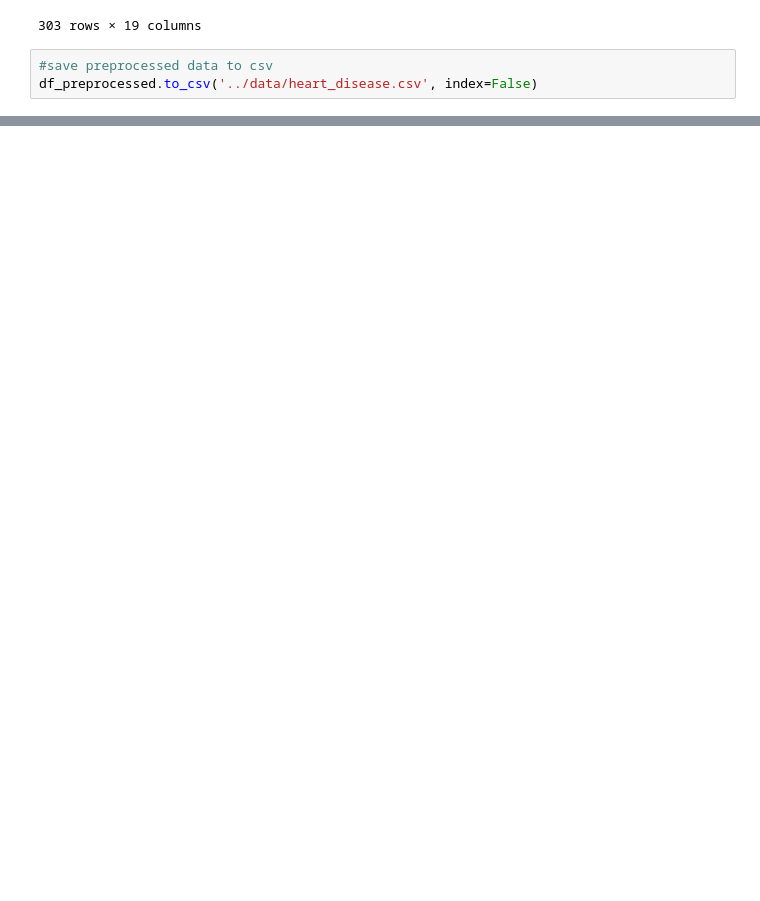
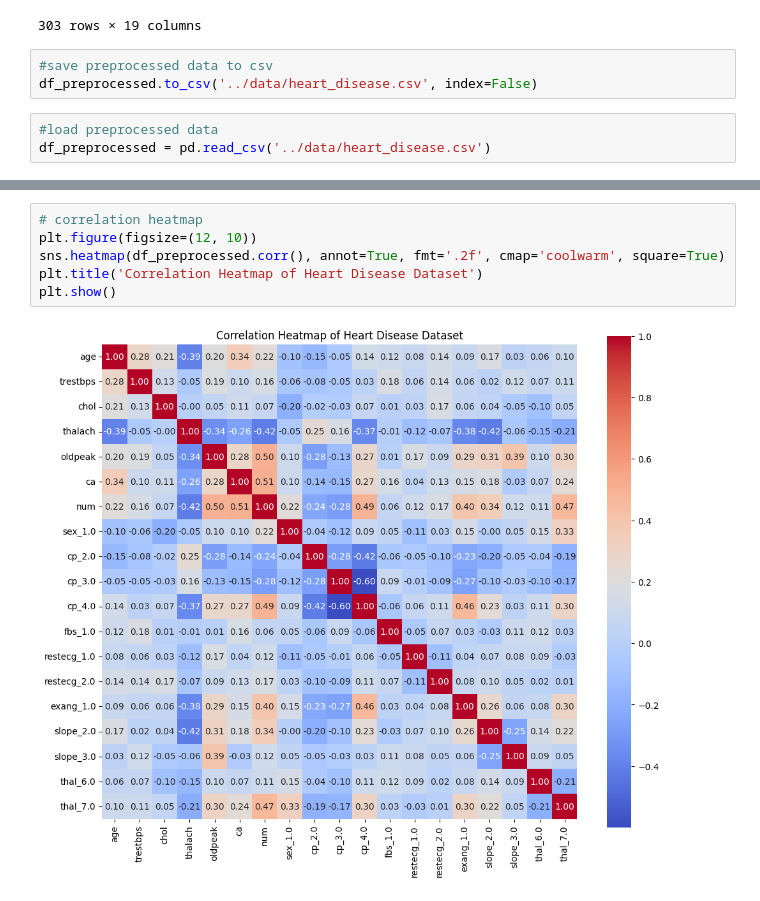
Before and after one commit to mha66/heart-disease-prediction, a Jupyter notebook: notebooks/01_data_preprocessing.ipynb, the cells around one changed output, grey strips where cells are left out. Cells and saved outputs as stored; diff of their text form; blank space fills up the shorter version.

```diff
--- a/notebooks/01_data_preprocessing.ipynb
+++ b/notebooks/01_data_preprocessing.ipynb
@@ -182,3 +158,6 @@ Numerical variables: ['age' 'trestbps' 'chol' 'thalach' 'oldpeak' 'ca']
 # %%
 #save preprocessed data to csv
 df_preprocessed.to_csv('../data/heart_disease.csv', index=False)
+# %%
+#load preprocessed data
+df_preprocessed = pd.read_csv('../data/heart_disease.csv')
@@ -184,0 +199,8 @@ df_preprocessed.to_csv('../data/heart_disease.csv', index=False)
+# %%
+# correlation heatmap
+plt.figure(figsize=(12, 10))
+sns.heatmap(df_preprocessed.corr(), annot=True, fmt='.2f', cmap='coolwarm', square=True)
+plt.title('Correlation Heatmap of Heart Disease Dataset')
+plt.show()
+# %% [output]
+[figure, added]
```
Also changed, not shown: parts of 9 cells of this notebook.
